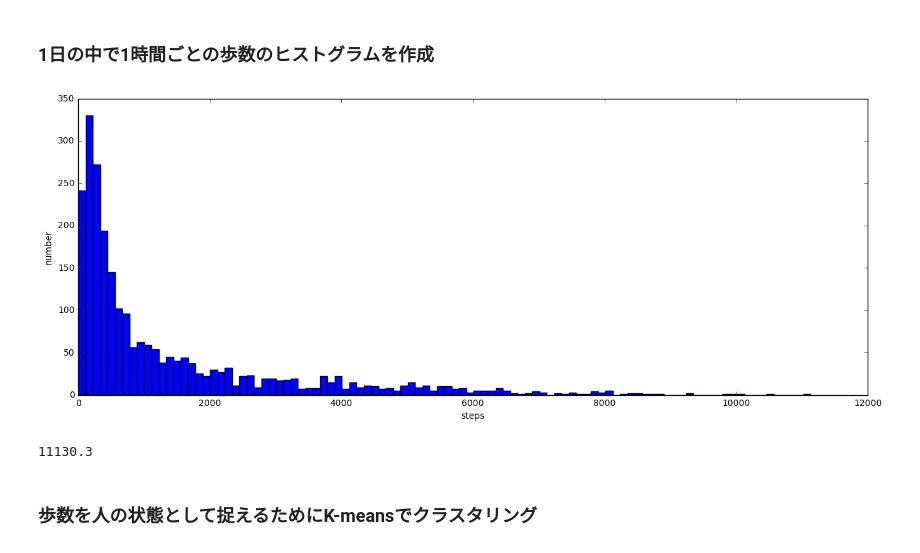
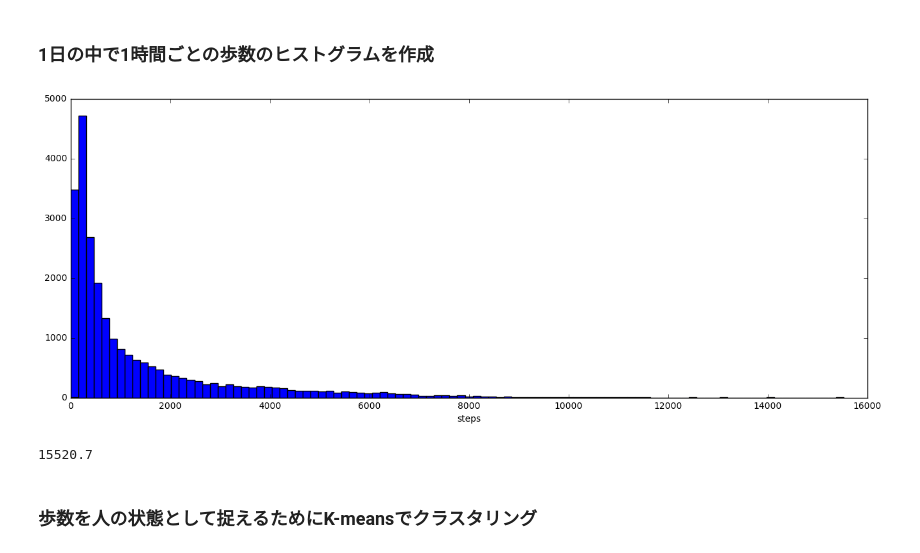
Before and after one commit to royroy55/otsuki_health_analysis, a Jupyter notebook: analyzer/otsuki_daily_analysis.ipynb, the cells around one changed output. Saved outputs shown, nothing was run; the diff lists cells and outputs as text; code cells hidden in the pictures.

```diff
--- a/analyzer/otsuki_daily_analysis.ipynb
+++ b/analyzer/otsuki_daily_analysis.ipynb
@@ -32,7 +31,7 @@ plt.show()
 # %%
 #print X.shape
 #daily_steps = X
-daily_step = X[:, :24]
+daily_step = X
 #print daily_step.shape
 daily_steps = daily_step[daily_step != 0.0]
 #daily_steps.reshape(-1,)
@@ -41,16 +40,15 @@ daily_steps = daily_step[daily_step != 0.0]
 # %%
 plt.figure(figsize=(16,6))
 plt.hist(daily_steps, bins=100)
 plt.xlabel('steps')
-plt.ylabel('number')
 #plt.xticks([156, 495, 1008, 1717, 2742, 4030, 5609, 8166])
 plt.show()
 # %% [output]
-[figure, old version]
+[figure, new version]
 # %%
 print numpy.max(daily_steps)
 # %% [output]
-11130.3
+15520.7
 # %% [markdown]
 ### 歩数を人の状態として捉えるためにK-meansでクラスタリング
 # %%
```
Also changed, not shown: parts of 11 cells of this notebook.
